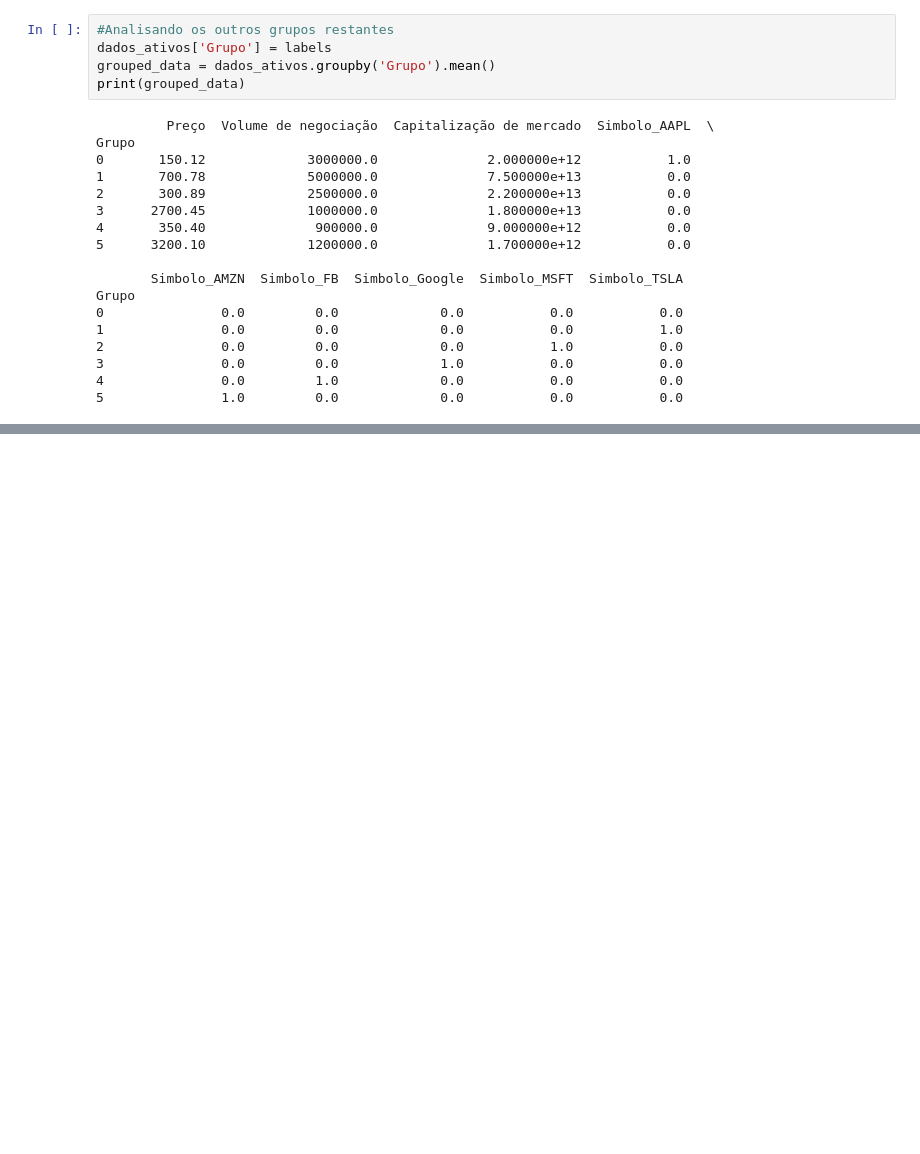
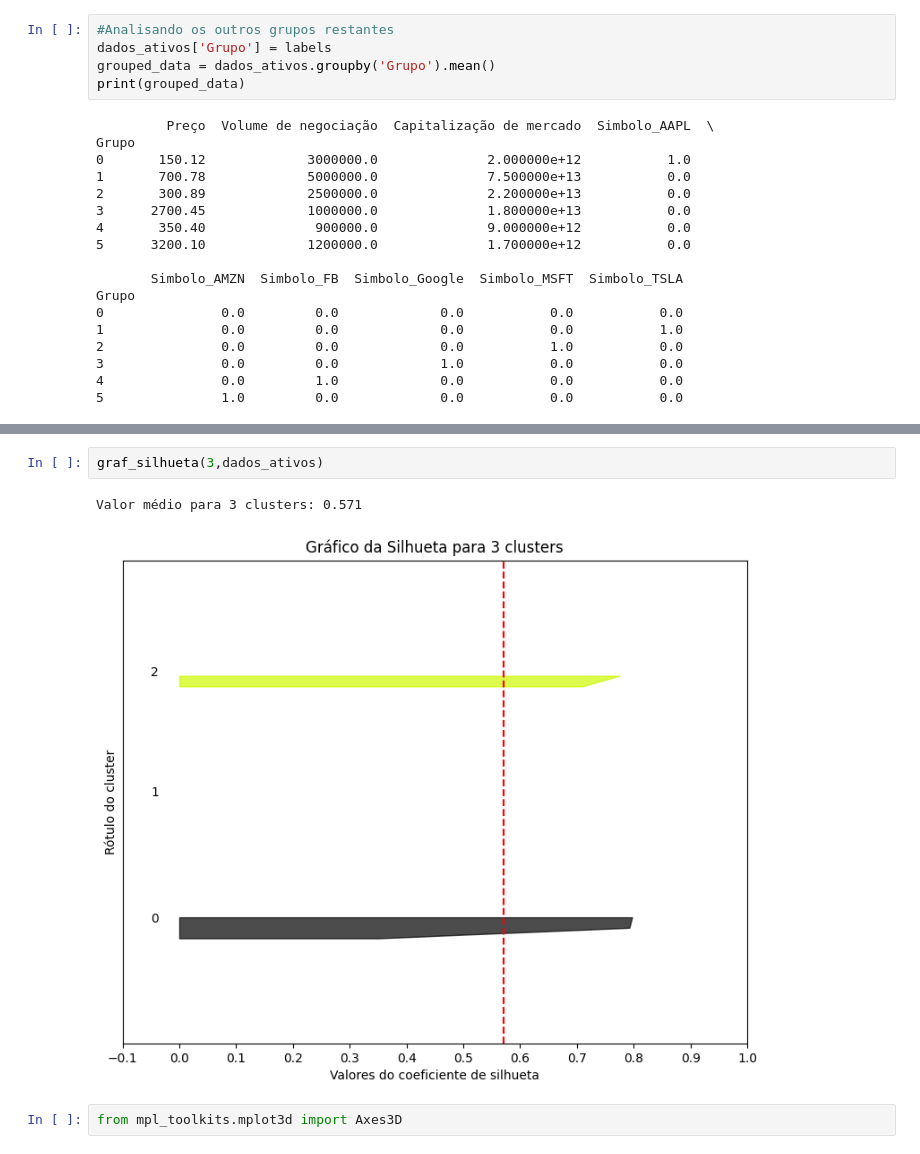
Before and after one commit to Godooih/IA, a Jupyter notebook: Aula-16-18-11/teste_somativa.ipynb, the cells around one changed output, grey strips where cells are left out. Drawn from its saved outputs; the diff is of its cells as text; blank space fills up the shorter version.

```diff
--- a/Aula-16-18-11/teste_somativa.ipynb
+++ b/Aula-16-18-11/teste_somativa.ipynb
@@ -83,0 +174,7 @@ Grupo
+# %%
+graf_silhueta(3,dados_ativos)
+# %% [output]
+Valor médio para 3 clusters: 0.571
+[figure, added]
+# %%
+from mpl_toolkits.mplot3d import Axes3D
```
Also changed, not shown: parts of 8 cells of this notebook.
